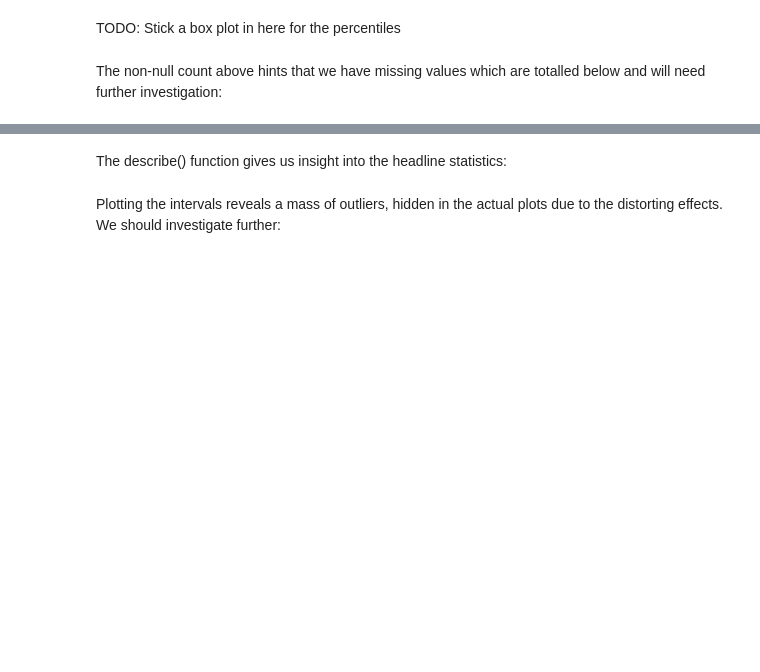
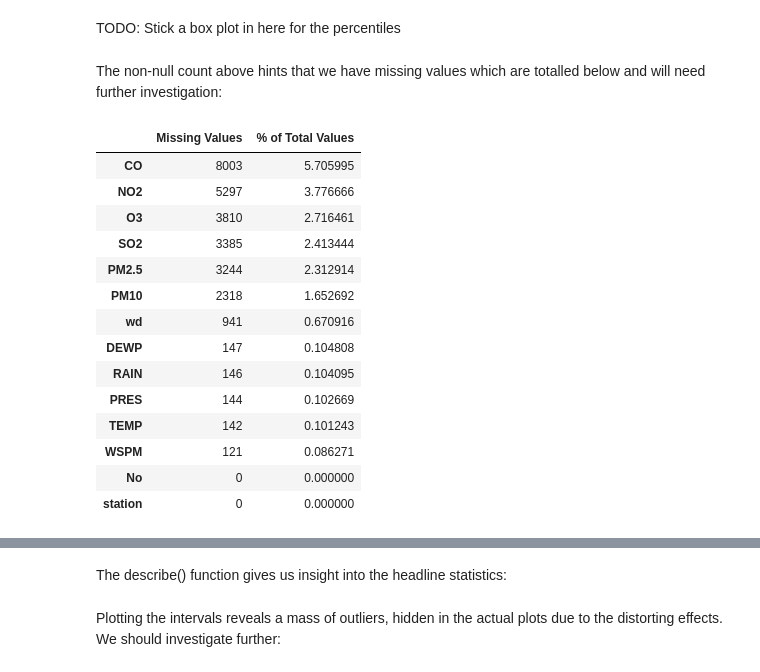
Before and after one commit to almar5855/CMP7005_PRAC1, a Jupyter notebook: st20339453 CMP7005 PRAC1.ipynb, the cells around one changed output, grey strips where cells are left out. Drawn from its saved outputs; the diff is of its cells as text; code cells hidden in the pictures; blank space fills up the shorter version.

```diff
--- a/st20339453 CMP7005 PRAC1.ipynb
+++ b/st20339453 CMP7005 PRAC1.ipynb
@@ -121,4 +160,26 @@ TODO: Stick a box plot in here for the percentiles
 # %% [markdown]
 The non-null count above hints that we have missing values which are totalled below and will need further investigation:
 # %%
-station_data.isna().sum()
+nans = station_data.isna().sum()
+row_total = len(station_data)
+nan_tab = pd.concat([nans, (nans/row_total)*100], axis=1)
+nan_tab.rename(columns={0: 'Missing Values', 1: '% of Total Values'}, inplace=True)
+nan_tab.sort_values('% of Total Values', ascending=False, inplace=True)
+display(nan_tab.style.background_gradient(cmap='Greens'))
+#print(nan_tab)
+# %% [output]
+|  | Missing Values | % of Total Values |
+| CO | 8003 | 5.705995 |
+| NO2 | 5297 | 3.776666 |
+| O3 | 3810 | 2.716461 |
+| SO2 | 3385 | 2.413444 |
+| PM2.5 | 3244 | 2.312914 |
+| PM10 | 2318 | 1.652692 |
+| wd | 941 | 0.670916 |
+| DEWP | 147 | 0.104808 |
+| RAIN | 146 | 0.104095 |
+| PRES | 144 | 0.102669 |
+| TEMP | 142 | 0.101243 |
+| WSPM | 121 | 0.086271 |
+| No | 0 | 0.000000 |
+| station | 0 | 0.000000 |
```
Also changed, not shown: parts of 8 cells of this notebook.
